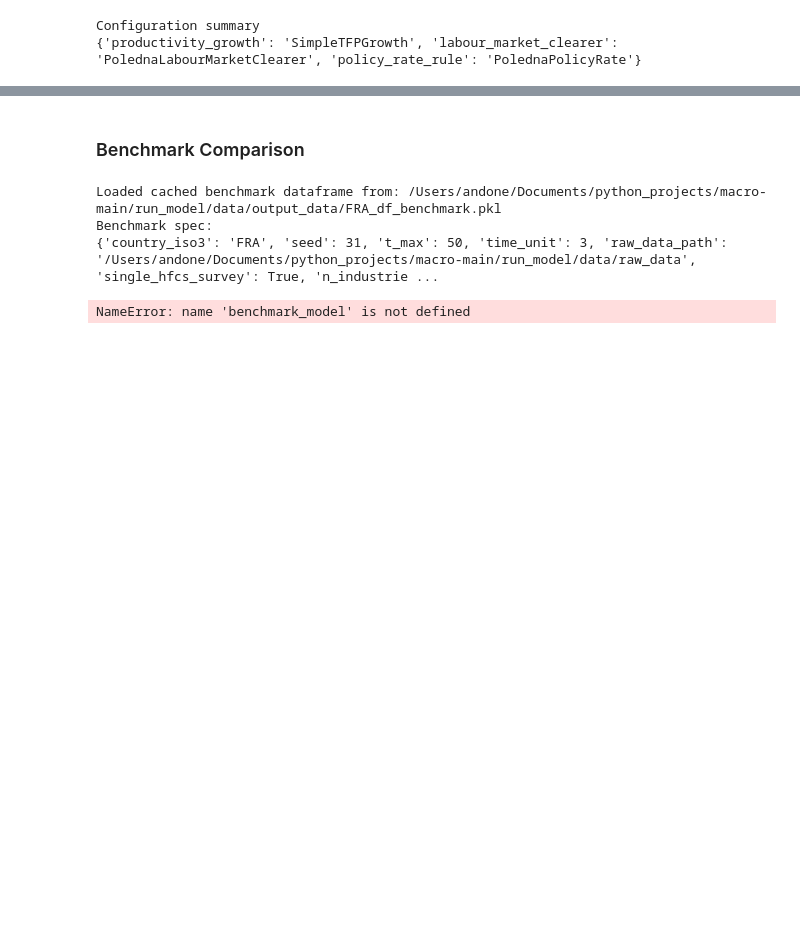
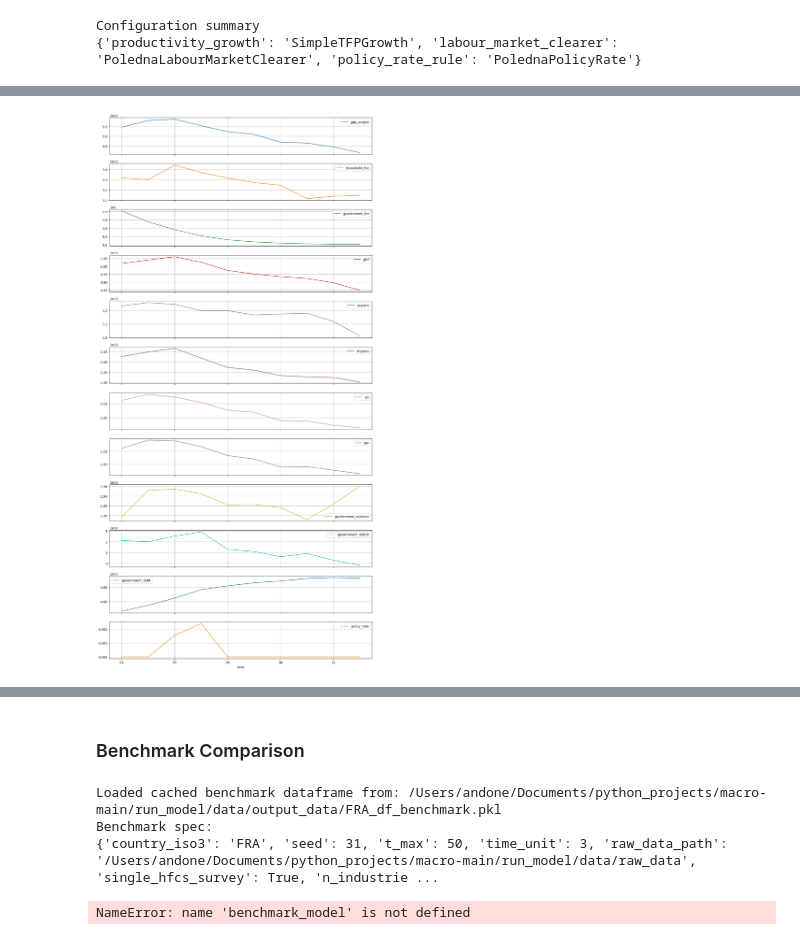
Before and after one commit to INET-Complexity/INET-consumption, a Jupyter notebook: run_model/run_model.ipynb, the cells around one changed output, grey strips where cells are left out. Cells and saved outputs as stored; diff of their text form; code cells hidden in the pictures; blank space fills up the shorter version.

```diff
--- a/run_model/run_model.ipynb
+++ b/run_model/run_model.ipynb
@@ -300,0 +296,61 @@ plot_output(
+# %%
+# DEBUG
+
+from src.collapse_debug import (
+    summarize_collapse_diagnostics,
+    compare_unemployment_to_exogenous,
+    first_entity_drop_below_threshold,
+)
+
+h5_path = Path("data/output_data/multi_country_simulation.h5")
+
+diagnostics = summarize_collapse_diagnostics(
+    h5_path,
+    country_code="FRA",
+    start=24,
+    end=33,
+)
+
+core = diagnostics["core"]
+firms = diagnostics["firms"]
+credit = diagnostics["credit"]
+thresholds = diagnostics["thresholds"]
+
+labor_cmp = compare_unemployment_to_exogenous(
+    h5_path,
+    country_code="FRA",
+    start=24,
+    end=34,
+)
+
+first_shutdown = first_entity_drop_below_threshold(
+    h5_path,
+    "/FRA/firms/desired_labour_inputs",
+    threshold=1e-6,
+    start=24,
+    end=34,
+)
+
+display(core)
+display(thresholds.sort_values("first_trigger_time", na_position="last"))
+
+import matplotlib.pyplot as plt
+
+core_cols = [
+    "gdp_output",
+    "household_fce",
+    "government_fce",
+    "gfcf",
+    "exports",
+    "imports",
+    "cpi",
+    "ppi",
+    "government_revenue",
+    "government_deficit",
+    "government_debt",
+    "policy_rate",
+]
+
+ax = core[core_cols].plot(subplots=True, figsize=(12, 24), legend=True, grid=True)
+plt.tight_layout()
+# %% [output]
@@ -300,0 +376 @@ plot_output(
+[figure, added]
```
Also changed, not shown: parts of 16 cells of this notebook.
